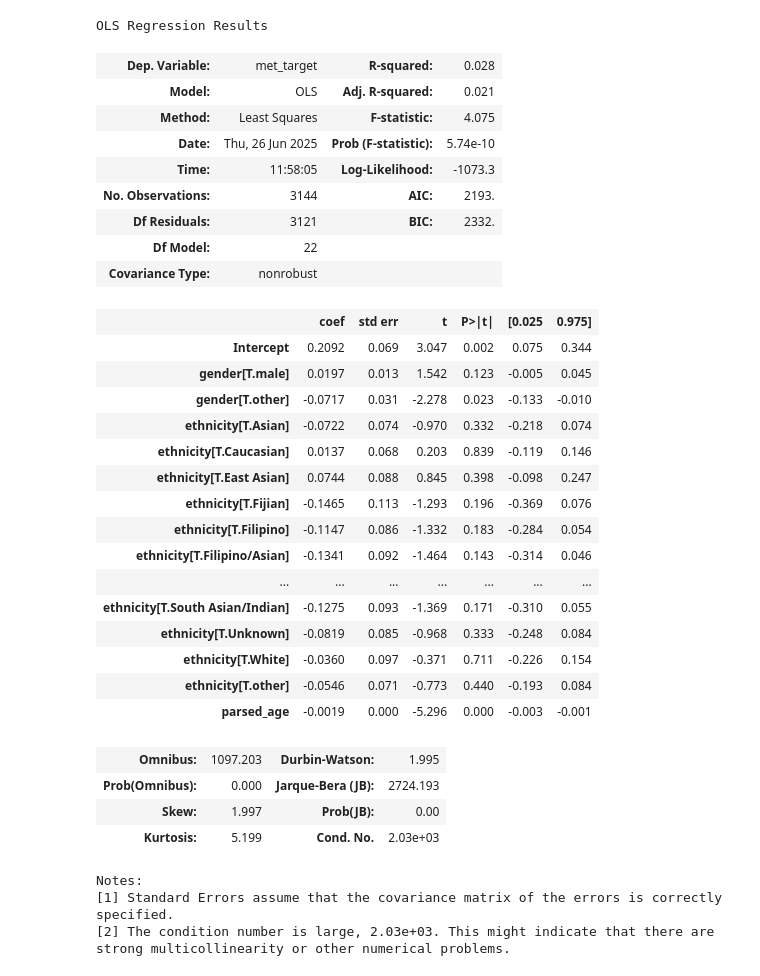
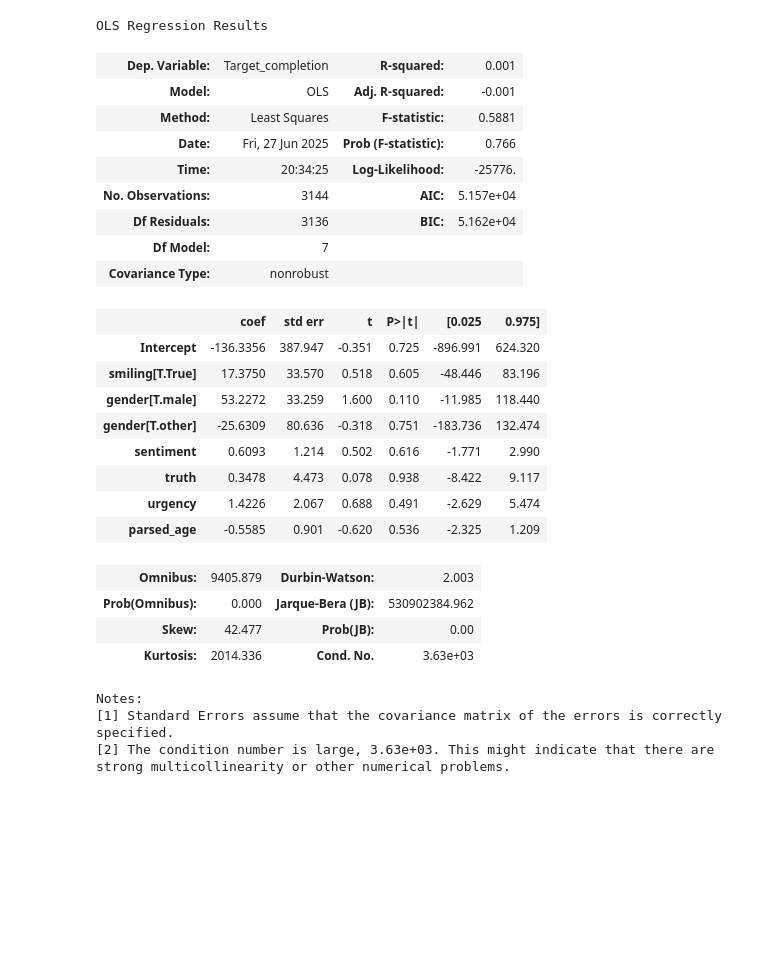
Before and after one commit to UoA-eResearch/givealittle, a Jupyter notebook: LLM_results.ipynb, the cells around one changed output. Cells and saved outputs as stored; diff of their text form; code cells hidden in the pictures; blank space fills up the shorter version.

```diff
--- a/LLM_results.ipynb
+++ b/LLM_results.ipynb
@@ -265,0 +266,3 @@ time: 4.16 ms (started: 2025-06-26 11:58:04 +12:00)
+# %%
+df.deservingness = df.deservingness.apply(parse).astype(float)
+df.deservingness.describe()
@@ -341,0 +357,2 @@ time: 638 ms (started: 2025-06-26 11:58:04 +12:00)
+# %%
+df.smiling = df.smiling.astype(bool)
@@ -406,38 +411,31 @@ time: 265 ms (started: 2025-06-26 11:58:05 +12:00)
 # %%
 df.met_target = df.met_target.astype(int)
-smf.ols(formula="met_target ~ parsed_age + gender + ethnicity", data=df).fit().summary()
+smf.ols(formula="Target_completion ~ sentiment + smiling + gender + truth + urgency + parsed_age", data=df).fit().summary()
 # %% [output]
 OLS Regression Results
-| Dep. Variable: | met_target | R-squared: | 0.028 |
-| Model: | OLS | Adj. R-squared: | 0.021 |
-| Method: | Least Squares | F-statistic: | 4.075 |
-| Date: | Thu, 26 Jun 2025 | Prob (F-statistic): | 5.74e-10 |
-| Time: | 11:58:05 | Log-Likelihood: | -1073.3 |
-| No. Observations: | 3144 | AIC: | 2193. |
-| Df Residuals: | 3121 | BIC: | 2332. |
-| Df Model: | 22 |  |  |
+| Dep. Variable: | Target_completion | R-squared: | 0.001 |
+| Model: | OLS | Adj. R-squared: | -0.001 |
+| Method: | Least Squares | F-statistic: | 0.5881 |
+| Date: | Fri, 27 Jun 2025 | Prob (F-statistic): | 0.766 |
+| Time: | 20:34:25 | Log-Likelihood: | -25776. |
+| No. Observations: | 3144 | AIC: | 5.157e+04 |
+| Df Residuals: | 3136 | BIC: | 5.162e+04 |
+| Df Model: | 7 |  |  |
 | Covariance Type: | nonrobust |  |  |
 |  | coef | std err | t | P>|t| | [0.025 | 0.975] |
-| Intercept | 0.2092 | 0.069 | 3.047 | 0.002 | 0.075 | 0.344 |
-| gender[T.male] | 0.0197 | 0.013 | 1.542 | 0.123 | -0.005 | 0.045 |
-| gender[T.other] | -0.0717 | 0.031 | -2.278 | 0.023 | -0.133 | -0.010 |
-| ethnicity[T.Asian] | -0.0722 | 0.074 | -0.970 | 0.332 | -0.218 | 0.074 |
-| ethnicity[T.Caucasian] | 0.0137 | 0.068 | 0.203 | 0.839 | -0.119 | 0.146 |
-| ethnicity[T.East Asian] | 0.0744 | 0.088 | 0.845 | 0.398 | -0.098 | 0.247 |
-| ethnicity[T.Fijian] | -0.1465 | 0.113 | -1.293 | 0.196 | -0.369 | 0.076 |
-| ethnicity[T.Filipino] | -0.1147 | 0.086 | -1.332 | 0.183 | -0.284 | 0.054 |
-| ethnicity[T.Filipino/Asian] | -0.1341 | 0.092 | -1.464 | 0.143 | -0.314 | 0.046 |
-| ... | ... | ... | ... | ... | ... | ... |
-| ethnicity[T.South Asian/Indian] | -0.1275 | 0.093 | -1.369 | 0.171 | -0.310 | 0.055 |
-| ethnicity[T.Unknown] | -0.0819 | 0.085 | -0.968 | 0.333 | -0.248 | 0.084 |
-| ethnicity[T.White] | -0.0360 | 0.097 | -0.371 | 0.711 | -0.226 | 0.154 |
-| ethnicity[T.other] | -0.0546 | 0.071 | -0.773 | 0.440 | -0.193 | 0.084 |
-| parsed_age | -0.0019 | 0.000 | -5.296 | 0.000 | -0.003 | -0.001 |
+| Intercept | -136.3356 | 387.947 | -0.351 | 0.725 | -896.991 | 624.320 |
+| smiling[T.True] | 17.3750 | 33.570 | 0.518 | 0.605 | -48.446 | 83.196 |
+| gender[T.male] | 53.2272 | 33.259 | 1.600 | 0.110 | -11.985 | 118.440 |
+| gender[T.other] | -25.6309 | 80.636 | -0.318 | 0.751 | -183.736 | 132.474 |
+| sentiment | 0.6093 | 1.214 | 0.502 | 0.616 | -1.771 | 2.990 |
+| truth | 0.3478 | 4.473 | 0.078 | 0.938 | -8.422 | 9.117 |
+| urgency | 1.4226 | 2.067 | 0.688 | 0.491 | -2.629 | 5.474 |
+| parsed_age | -0.5585 | 0.901 | -0.620 | 0.536 | -2.325 | 1.209 |
-| Omnibus: | 1097.203 | Durbin-Watson: | 1.995 |
-| Prob(Omnibus): | 0.000 | Jarque-Bera (JB): | 2724.193 |
-| Skew: | 1.997 | Prob(JB): | 0.00 |
-| Kurtosis: | 5.199 | Cond. No. | 2.03e+03 |
+| Omnibus: | 9405.879 | Durbin-Watson: | 2.003 |
+| Prob(Omnibus): | 0.000 | Jarque-Bera (JB): | 530902384.962 |
+| Skew: | 42.477 | Prob(JB): | 0.00 |
+| Kurtosis: | 2014.336 | Cond. No. | 3.63e+03 |
 Notes:
 [1] Standard Errors assume that the covariance matrix of the errors is correctly specified.
-[2] The condition number is large, 2.03e+03. This might indicate that there are
+[2] The condition number is large, 3.63e+03. This might indicate that there are
 strong multicollinearity or other numerical problems.
```
Also changed, not shown: parts of 27 cells of this notebook, 1 other file.
